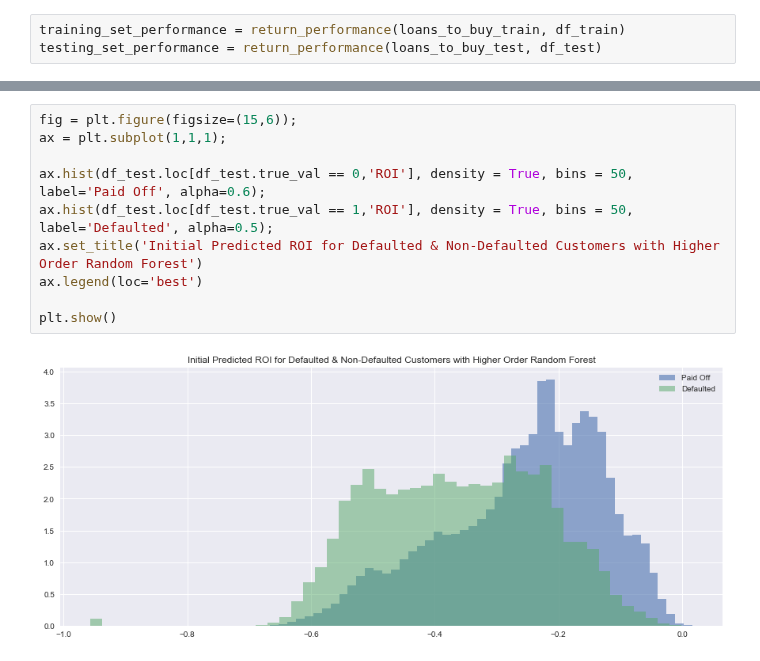
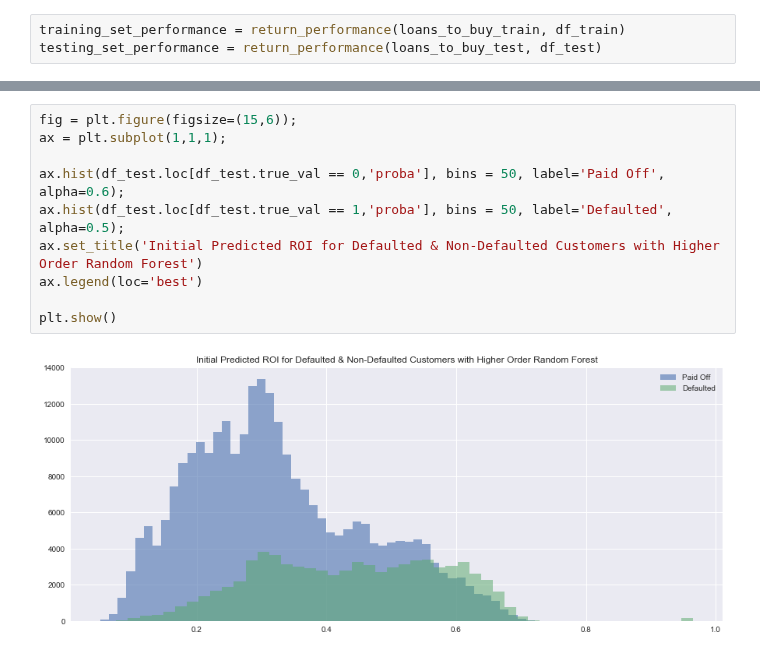
Before and after one commit to bhavenp/209A-FinalProject, a Jupyter notebook: hugo/Model_Testing.ipynb, the cells around one changed output, grey strips where cells are left out. Drawn from its saved outputs; the diff is of its cells as text.

```diff
--- a/hugo/Model_Testing.ipynb
+++ b/hugo/Model_Testing.ipynb
@@ -100,12 +111,12 @@ print(testing_set_performance)
 # %%
 fig = plt.figure(figsize=(15,6));
 ax = plt.subplot(1,1,1);
 
-ax.hist(df_test.loc[df_test.true_val == 0,'ROI'], density = True, bins = 50, label='Paid Off', alpha=0.6);
-ax.hist(df_test.loc[df_test.true_val == 1,'ROI'], density = True, bins = 50, label='Defaulted', alpha=0.5);
+ax.hist(df_test.loc[df_test.true_val == 0,'proba'], bins = 50, label='Paid Off', alpha=0.6);
+ax.hist(df_test.loc[df_test.true_val == 1,'proba'], bins = 50, label='Defaulted', alpha=0.5);
 ax.set_title('Initial Predicted ROI for Defaulted & Non-Defaulted Customers with Higher Order Random Forest')
 ax.legend(loc='best')
 
 plt.show()
 # %% [output]
-[figure, old version]
+[figure, new version]
```
Also changed, not shown: parts of 6 cells of this notebook, 3 other files.
